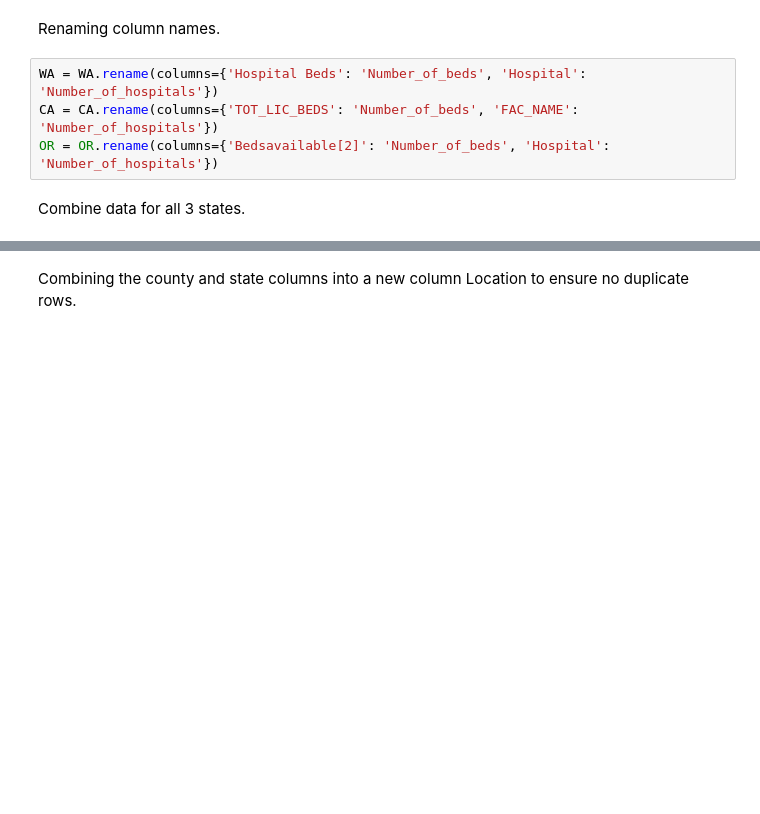
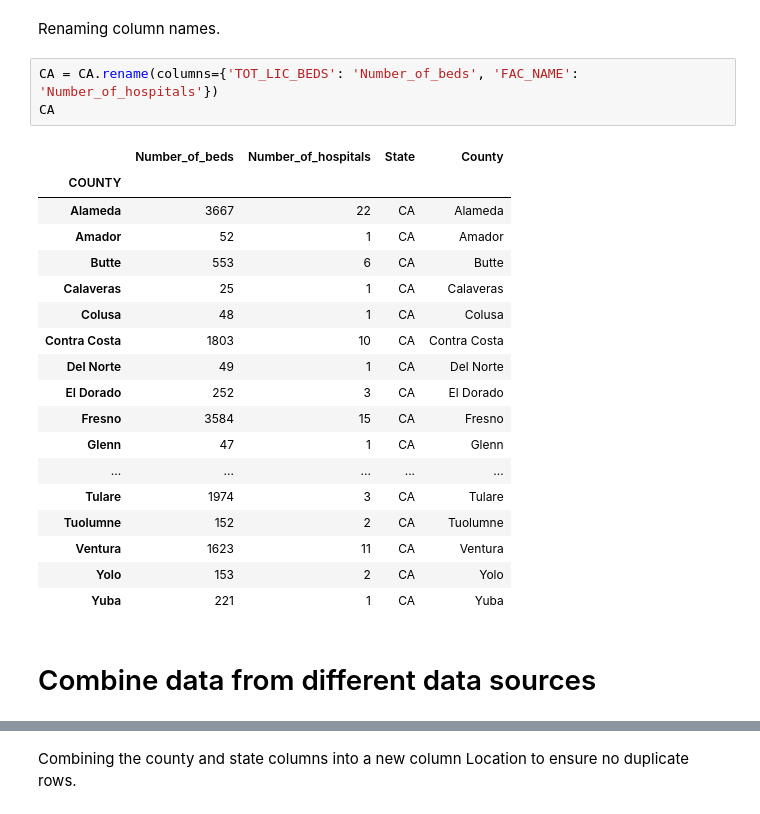
Before and after one commit to Public-Policy-COVID/Ayushi-Dhar, a Jupyter notebook: Ayushi_Data_Hospitals.ipynb, the cells around one changed output, grey strips where cells are left out. Saved outputs shown, nothing was run; the diff lists cells and outputs as text; blank space fills up the shorter version.

```diff
--- a/Ayushi_Data_Hospitals.ipynb
+++ b/Ayushi_Data_Hospitals.ipynb
@@ -135,10 +172,28 @@ CA = CA.assign(State='CA')
 CA['County'] = CA.index
 # %% [markdown]
 Renaming column names.
-# %%
-WA = WA.rename(columns={'Hospital Beds': 'Number_of_beds', 'Hospital': 'Number_of_hospitals'})
-CA = CA.rename(columns={'TOT_LIC_BEDS': 'Number_of_beds', 'FAC_NAME': 'Number_of_hospitals'})
-OR = OR.rename(columns={'Bedsavailable[2]': 'Number_of_beds', 'Hospital': 'Number_of_hospitals'})
-# %% [markdown]
-Combine data for all 3 states.
+# %%
+CA = CA.rename(columns={'TOT_LIC_BEDS': 'Number_of_beds', 'FAC_NAME': 'Number_of_hospitals'})
+CA
+# %% [output]
+|  | Number_of_beds | Number_of_hospitals | State | County |
+| COUNTY |  |  |  |  |
+| Alameda | 3667 | 22 | CA | Alameda |
+| Amador | 52 | 1 | CA | Amador |
+| Butte | 553 | 6 | CA | Butte |
+| Calaveras | 25 | 1 | CA | Calaveras |
+| Colusa | 48 | 1 | CA | Colusa |
+| Contra Costa | 1803 | 10 | CA | Contra Costa |
+| Del Norte | 49 | 1 | CA | Del Norte |
+| El Dorado | 252 | 3 | CA | El Dorado |
+| Fresno | 3584 | 15 | CA | Fresno |
+| Glenn | 47 | 1 | CA | Glenn |
+| ... | ... | ... | ... | ... |
+| Tulare | 1974 | 3 | CA | Tulare |
+| Tuolumne | 152 | 2 | CA | Tuolumne |
+| Ventura | 1623 | 11 | CA | Ventura |
+| Yolo | 153 | 2 | CA | Yolo |
+| Yuba | 221 | 1 | CA | Yuba |
+# %% [markdown]
+# Combine data from different data sources
 # %%
```
Also changed, not shown: parts of 18 cells of this notebook.
